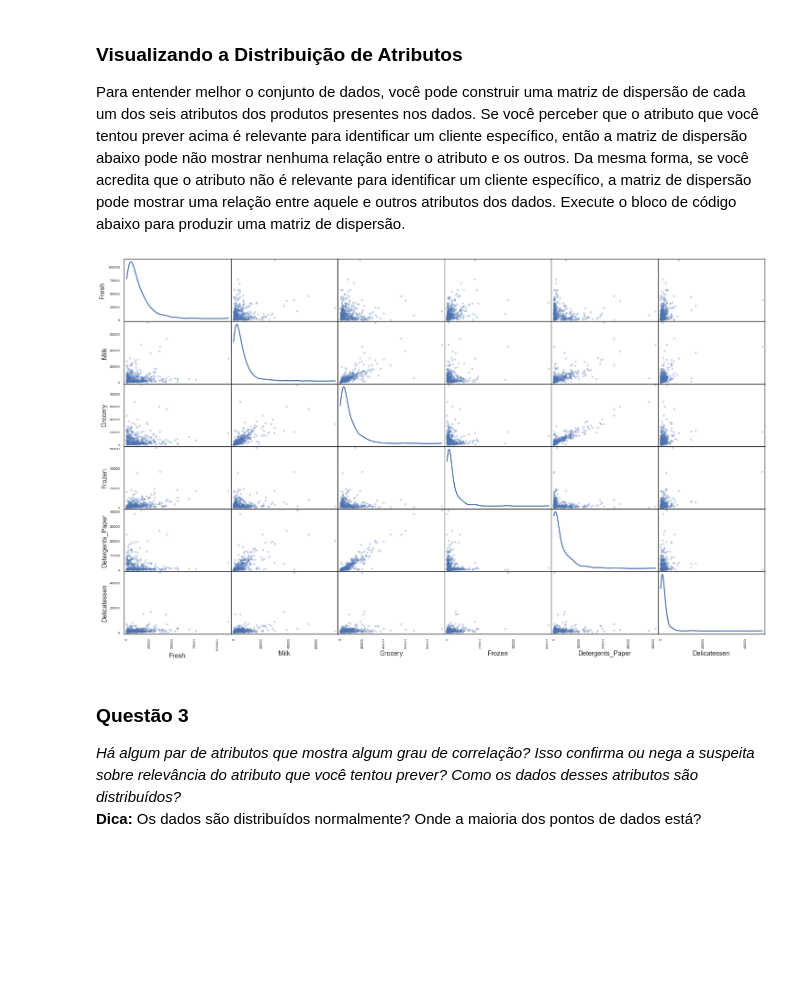
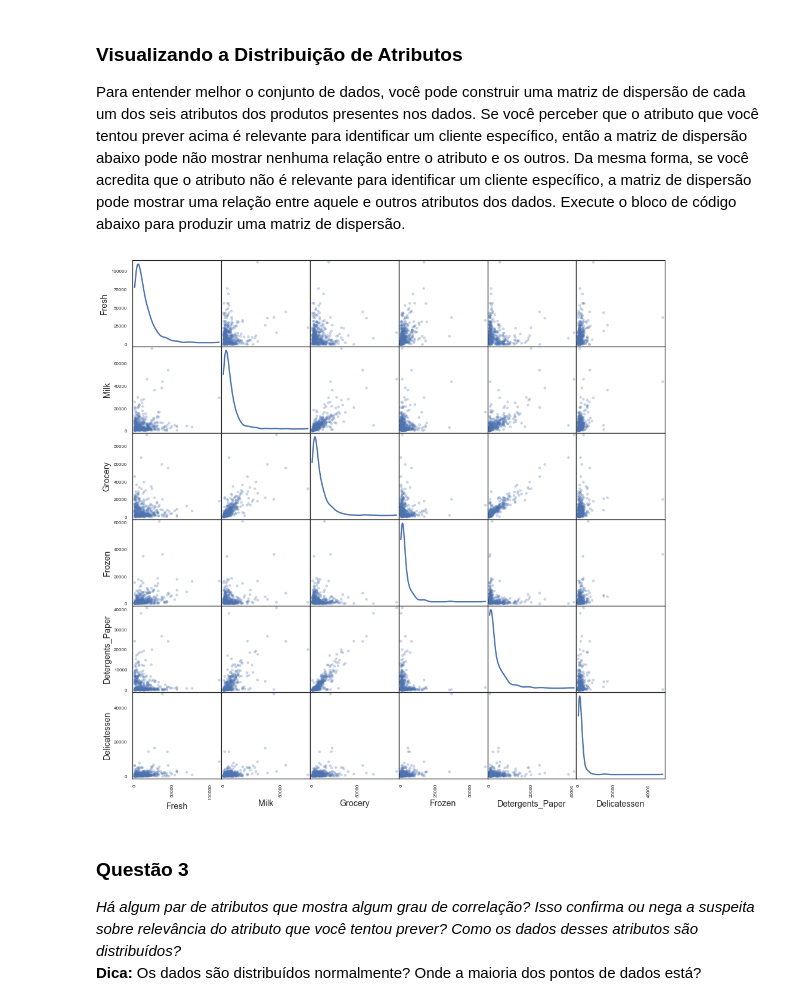
Before and after one commit to michelpf/mldn-customer-segments, a Jupyter notebook: customer_segments_PT.ipynb, the cells around one changed output. Drawn from its saved outputs; the diff is of its cells as text; code cells hidden in the pictures; blank space fills up the shorter version.

```diff
--- a/customer_segments_PT.ipynb
+++ b/customer_segments_PT.ipynb
@@ -150,9 +194,9 @@ Utilizando o regressor, foi antingido o valor de score 1.0.
 Para entender melhor o conjunto de dados, você pode construir uma matriz de dispersão de cada um dos seis atributos dos produtos presentes nos dados. Se você perceber que o atributo que você tentou prever acima é relevante para identificar um cliente específico, então a matriz de dispersão abaixo pode não mostrar nenhuma relação entre o atributo e os outros. Da mesma forma, se você acredita que o atributo não é relevante para identificar um cliente específico, a matriz de dispersão pode mostrar uma relação entre aquele e outros atributos dos dados. Execute o bloco de código abaixo para produzir uma matriz de dispersão.
 # %%
 # Produza uma matriz de dispersão para cada um dos pares de atributos dos dados
-pd.plotting.scatter_matrix(data, alpha = 0.3, figsize = (25,15), diagonal = 'kde');
+pd.plotting.scatter_matrix(data, alpha = 0.3, figsize = (16,16), diagonal = 'kde');
 # %% [output]
-[figure, old version]
+[figure, new version]
 # %% [markdown]
 ### Questão 3
 *Há algum par de atributos que mostra algum grau de correlação? Isso confirma ou nega a suspeita sobre relevância do atributo que você tentou prever? Como os dados desses atributos são distribuídos?*
```
Also changed, not shown: parts of 39 cells of this notebook, 1 other file.
